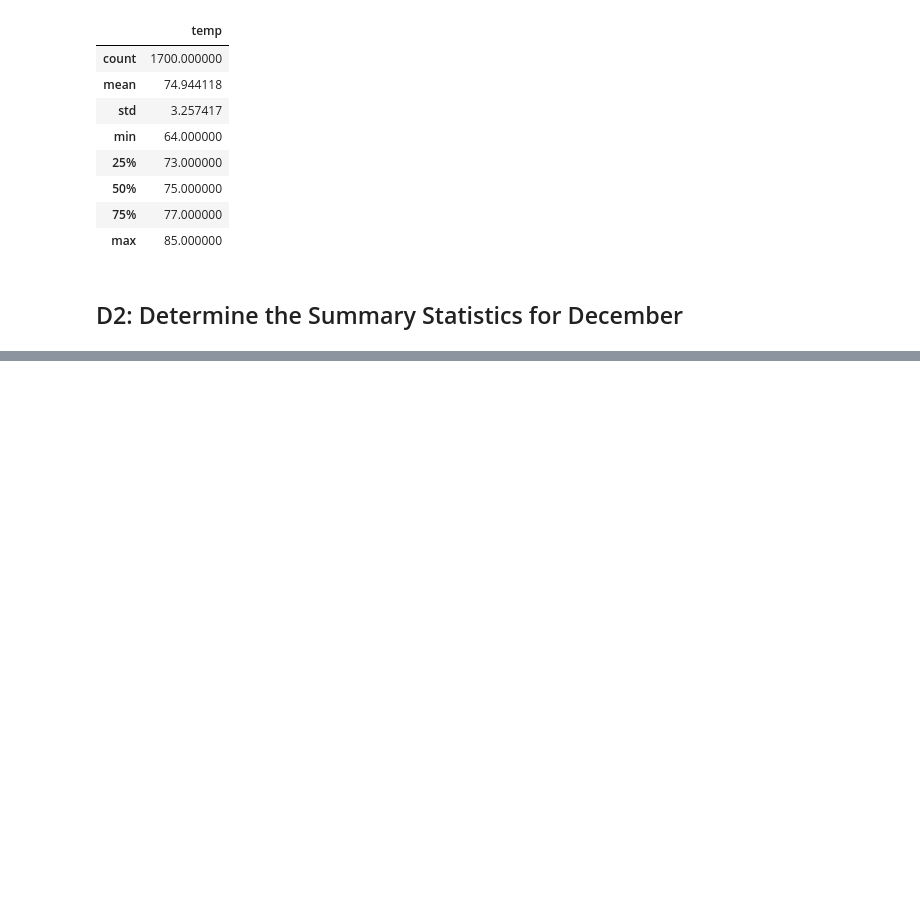
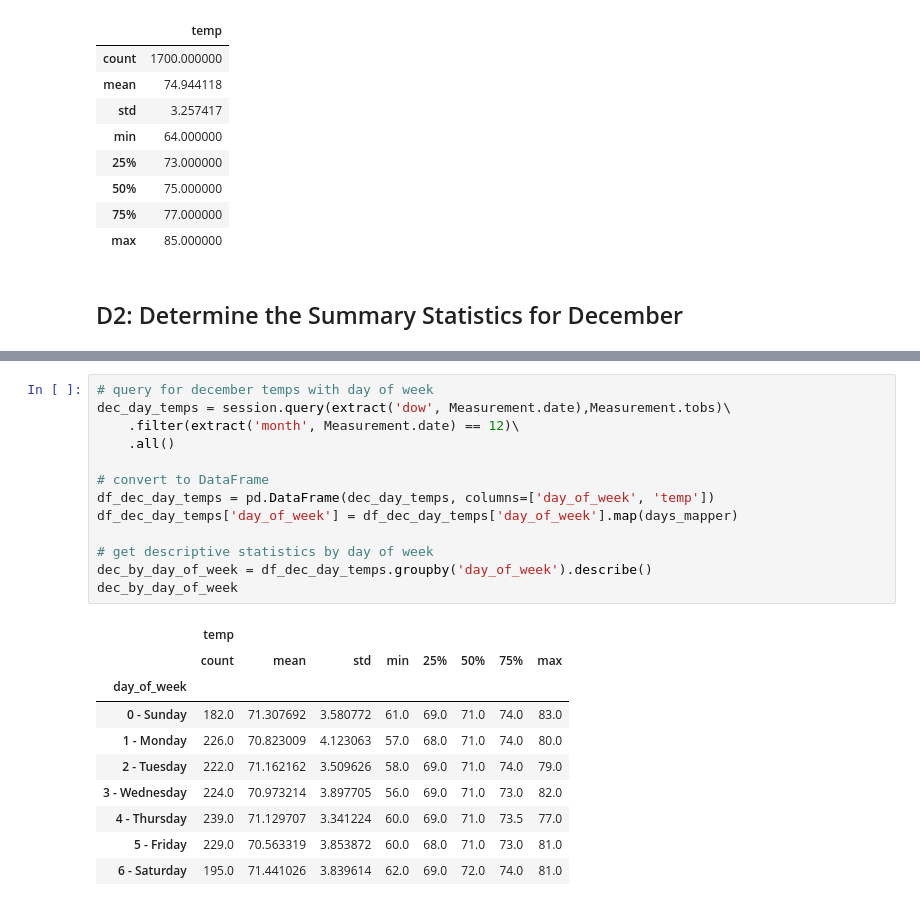
Before and after one commit to aufdemarbeitsmarkt/surfs_up, a Jupyter notebook: SurfsUp_Challenge.ipynb, the cells around one changed output, grey strips where cells are left out. Saved outputs shown, nothing was run; the diff lists cells and outputs as text; blank space fills up the shorter version.

```diff
--- a/SurfsUp_Challenge.ipynb
+++ b/SurfsUp_Challenge.ipynb
@@ -97,0 +189,24 @@ df.describe()
+# %%
+# query for december temps with day of week
+dec_day_temps = session.query(extract('dow', Measurement.date),Measurement.tobs)\
+    .filter(extract('month', Measurement.date) == 12)\
+    .all()
+
+# convert to DataFrame
+df_dec_day_temps = pd.DataFrame(dec_day_temps, columns=['day_of_week', 'temp'])
+df_dec_day_temps['day_of_week'] = df_dec_day_temps['day_of_week'].map(days_mapper)
+
+# get descriptive statistics by day of week
+dec_by_day_of_week = df_dec_day_temps.groupby('day_of_week').describe()
+dec_by_day_of_week
+# %% [output]
+|  | temp |  |  |  |  |  |  |  |
+|  | count | mean | std | min | 25% | 50% | 75% | max |
+| day_of_week |  |  |  |  |  |  |  |  |
+| 0 - Sunday | 182.0 | 71.307692 | 3.580772 | 61.0 | 69.0 | 71.0 | 74.0 | 83.0 |
+| 1 - Monday | 226.0 | 70.823009 | 4.123063 | 57.0 | 68.0 | 71.0 | 74.0 | 80.0 |
+| 2 - Tuesday | 222.0 | 71.162162 | 3.509626 | 58.0 | 69.0 | 71.0 | 74.0 | 79.0 |
+| 3 - Wednesday | 224.0 | 70.973214 | 3.897705 | 56.0 | 69.0 | 71.0 | 73.0 | 82.0 |
+| 4 - Thursday | 239.0 | 71.129707 | 3.341224 | 60.0 | 69.0 | 71.0 | 73.5 | 77.0 |
+| 5 - Friday | 229.0 | 70.563319 | 3.853872 | 60.0 | 68.0 | 71.0 | 73.0 | 81.0 |
+| 6 - Saturday | 195.0 | 71.441026 | 3.839614 | 62.0 | 69.0 | 72.0 | 74.0 | 81.0 |
```
Also changed, not shown: parts of 9 cells of this notebook, 6 other files.
